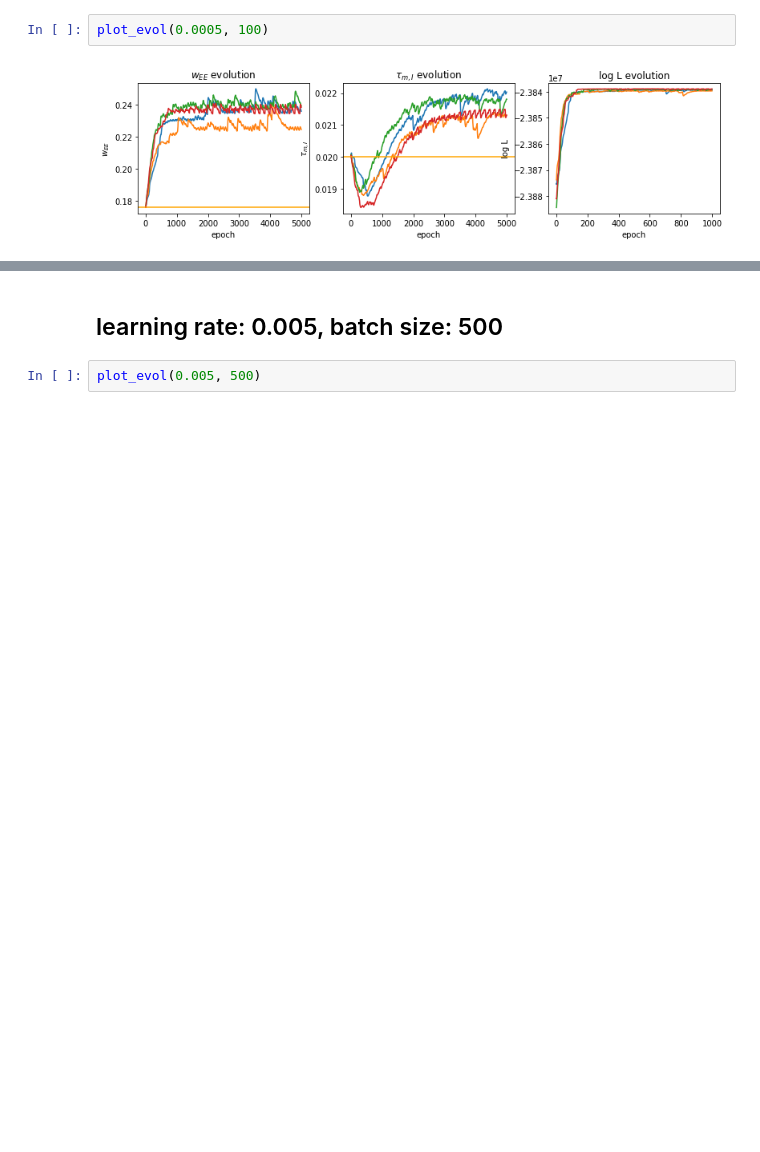
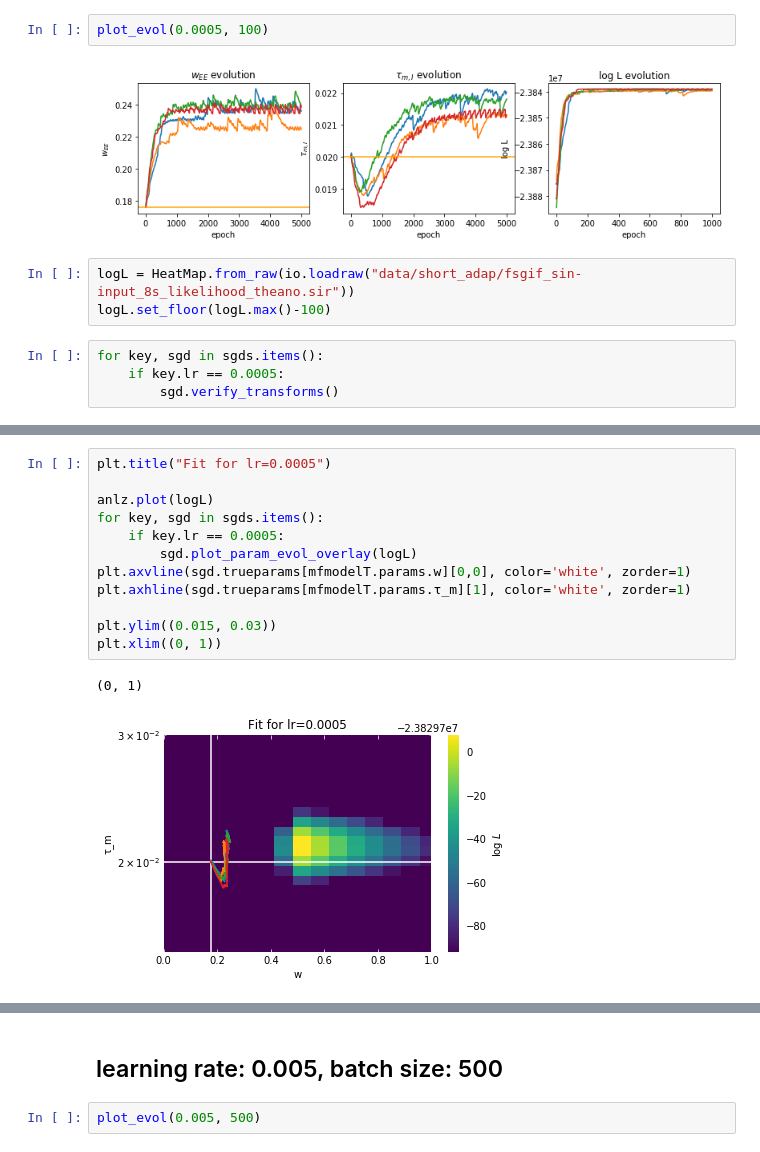
Before and after one commit to mackelab/mesoGIF, a Jupyter notebook: Fits.ipynb, the cells around one changed output, grey strips where cells are left out. Drawn from its saved outputs; the diff is of its cells as text; blank space fills up the shorter version.

```diff
--- a/Fits.ipynb
+++ b/Fits.ipynb
@@ -154,3 +189,10 @@ plot_evol(0.005, 100)
 plot_evol(0.0005, 100)
 # %% [output]
 [figure]
+# %%
+logL = HeatMap.from_raw(io.loadraw("data/short_adap/fsgif_sin-input_8s_likelihood_theano.sir"))
+logL.set_floor(logL.max()-100)
+# %%
+for key, sgd in sgds.items():
+    if key.lr == 0.0005:
+        sgd.verify_transforms()
@@ -156,0 +209,15 @@ plot_evol(0.0005, 100)
+# %%
+plt.title("Fit for lr=0.0005")
+
+anlz.plot(logL)
+for key, sgd in sgds.items():
+    if key.lr == 0.0005:
+        sgd.plot_param_evol_overlay(logL)
+plt.axvline(sgd.trueparams[mfmodelT.params.w][0,0], color='white', zorder=1)
+plt.axhline(sgd.trueparams[mfmodelT.params.τ_m][1], color='white', zorder=1)
+
+plt.ylim((0.015, 0.03))
+plt.xlim((0, 1))
+# %% [output]
+(0, 1)
+[figure, added]
```
Also changed, not shown: parts of 8 cells of this notebook, 4 other files.
